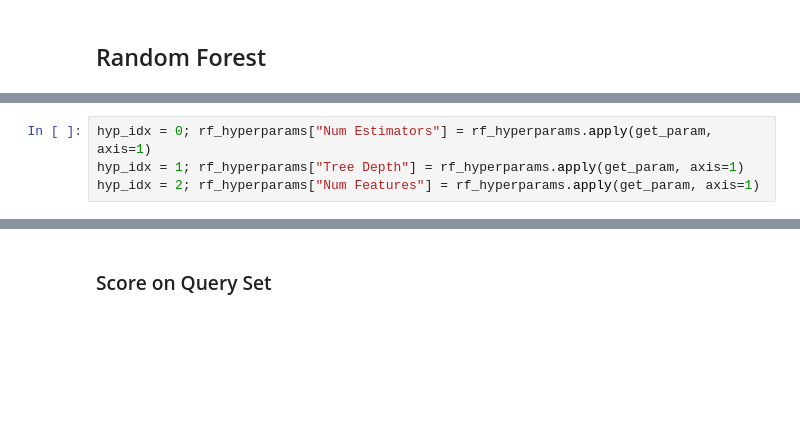
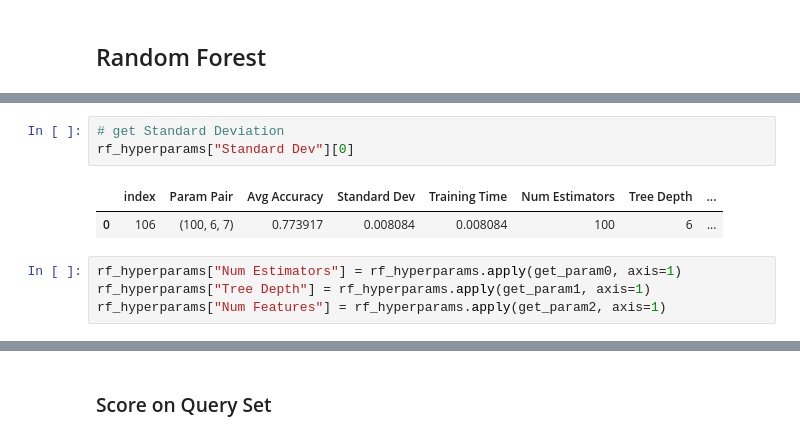
Before and after one commit to gwang034/elecfinal, a Jupyter notebook: final_code.ipynb, the cells around one changed output, grey strips where cells are left out. Cells and saved outputs as stored; diff of their text form; blank space fills up the shorter version.

```diff
--- a/final_code.ipynb
+++ b/final_code.ipynb
@@ -544,6 +661,12 @@ rf_best_param
+# %%
+# get Standard Deviation
+rf_hyperparams["Standard Dev"][0]
+# %% [output]
+|  | index | Param Pair | Avg Accuracy | Standard Dev | Training Time | Num Estimators | Tree Depth | ... |
+| 0 | 106 | (100, 6, 7) | 0.773917 | 0.008084 | 0.008084 | 100 | 6 | ... |
 # %%
-hyp_idx = 0; rf_hyperparams["Num Estimators"] = rf_hyperparams.apply(get_param, axis=1)
-hyp_idx = 1; rf_hyperparams["Tree Depth"] = rf_hyperparams.apply(get_param, axis=1)
-hyp_idx = 2; rf_hyperparams["Num Features"] = rf_hyperparams.apply(get_param, axis=1)
+rf_hyperparams["Num Estimators"] = rf_hyperparams.apply(get_param0, axis=1)
+rf_hyperparams["Tree Depth"] = rf_hyperparams.apply(get_param1, axis=1)
+rf_hyperparams["Num Features"] = rf_hyperparams.apply(get_param2, axis=1)
 # %%
 # create plots to visualize hyperparameter tuning
```
Also changed, not shown: parts of 42 cells of this notebook, 14 other files.
